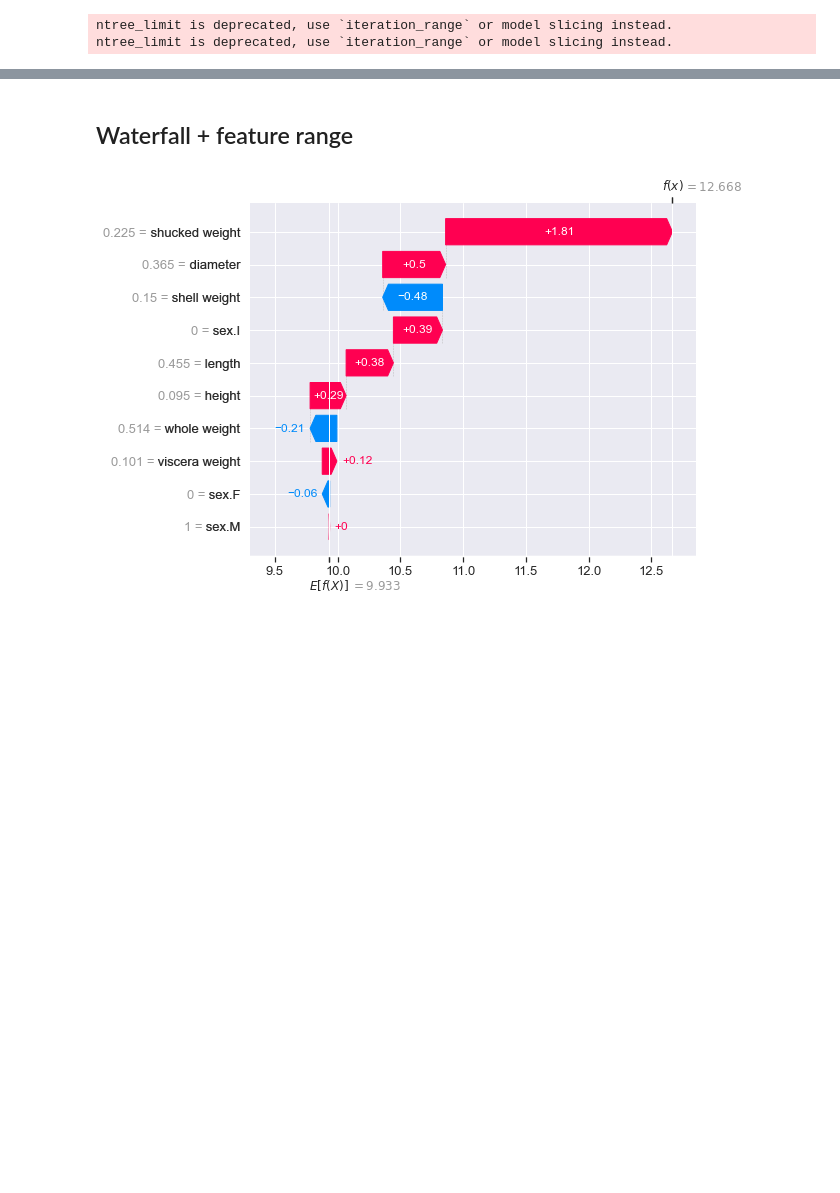
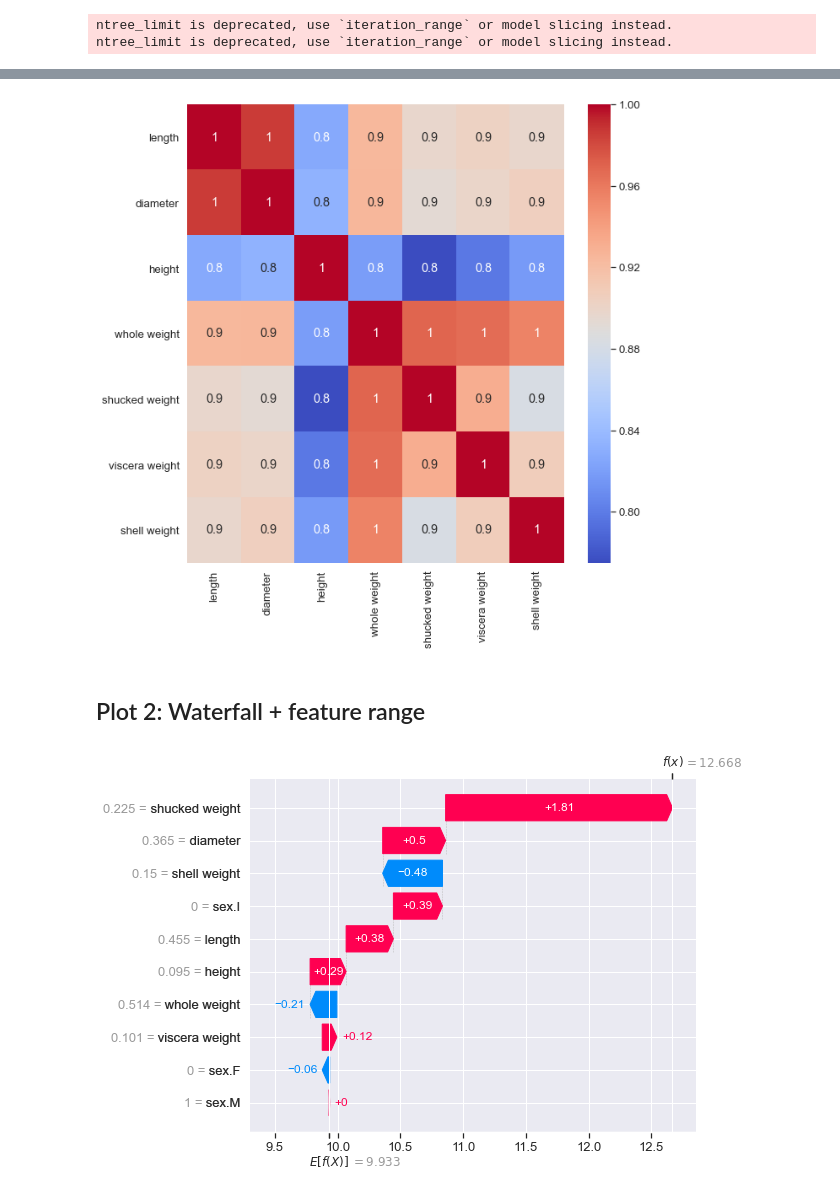
Before and after one commit to conorosully/medium-articles, a Jupyter notebook: src/shap_custom.ipynb, the cells around one changed output, grey strips where cells are left out. Saved outputs shown, nothing was run; the diff lists cells and outputs as text; code cells hidden in the pictures; blank space fills up the shorter version.

```diff
--- a/src/shap_custom.ipynb
+++ b/src/shap_custom.ipynb
@@ -84,6 +100,19 @@ sns.heatmap(corr_matrix,cmap='coolwarm',annot=True,fmt='.1g')
 [figure]
+# %%
+# Standard correlation plot
+cont = ["length","diameter","height","whole weight","shucked weight","viscera weight","shell weight"]
+corr_matrix = pd.DataFrame(X[cont],columns=cont).corr()
+
+# Display Correlations
+plt.figure(figsize=(10, 10), facecolor='w', edgecolor='k')
+sns.set(font_scale=1.2)
+sns.heatmap(corr_matrix,cmap='coolwarm',annot=True,fmt='.1g')
+
+plt.savefig(path.format('standard_correlation.png'),dpi=200,bbox_inches='tight')
+# %% [output]
+[figure, added]
 # %% [markdown]
-## Waterfall + feature range
+## Plot 2: Waterfall + feature range
 # %%
 # Waterfall plot for first observation
 shap.plots.waterfall(shap_values[0])
```
Also changed, not shown: parts of 22 cells of this notebook.
